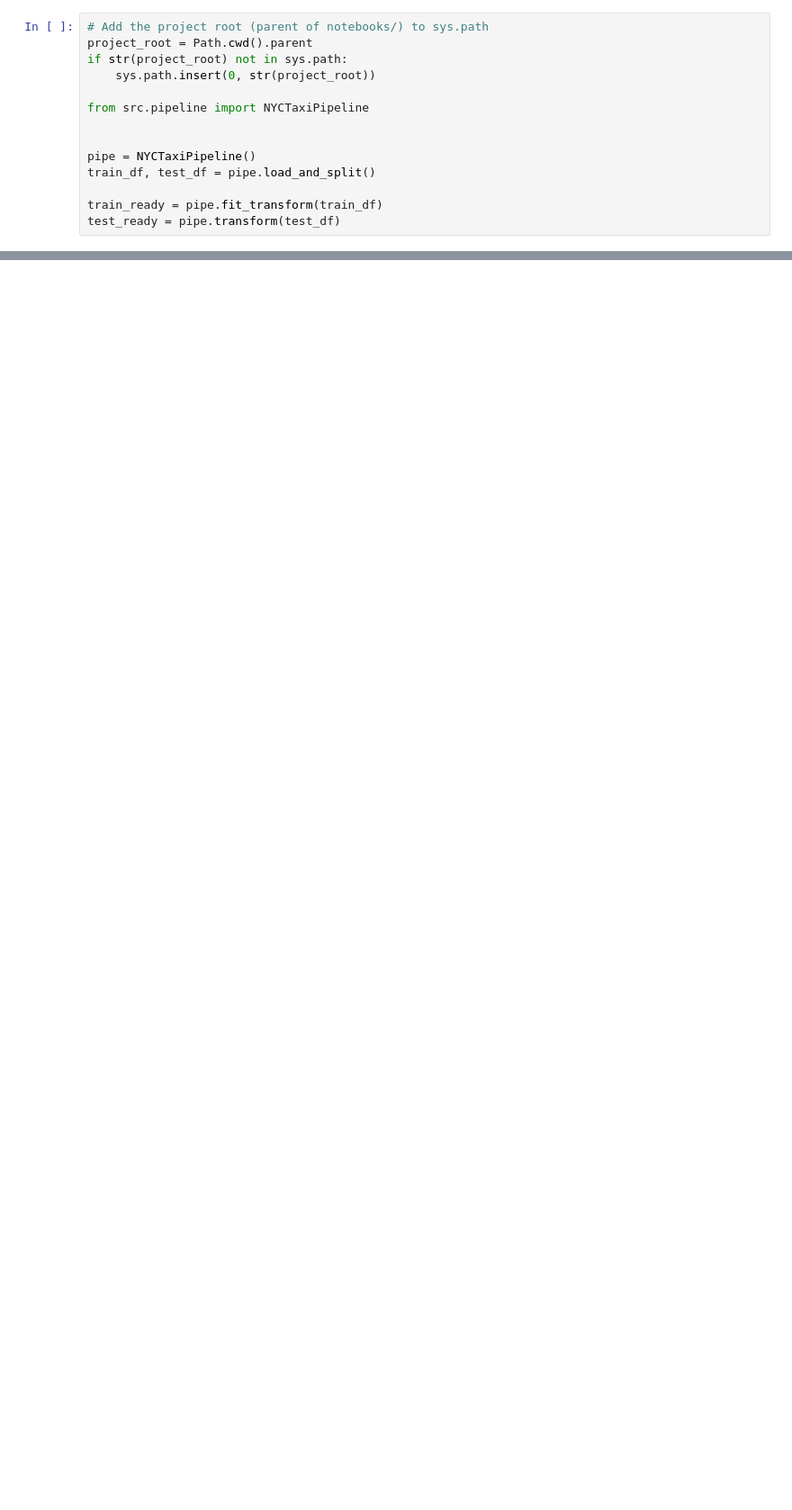
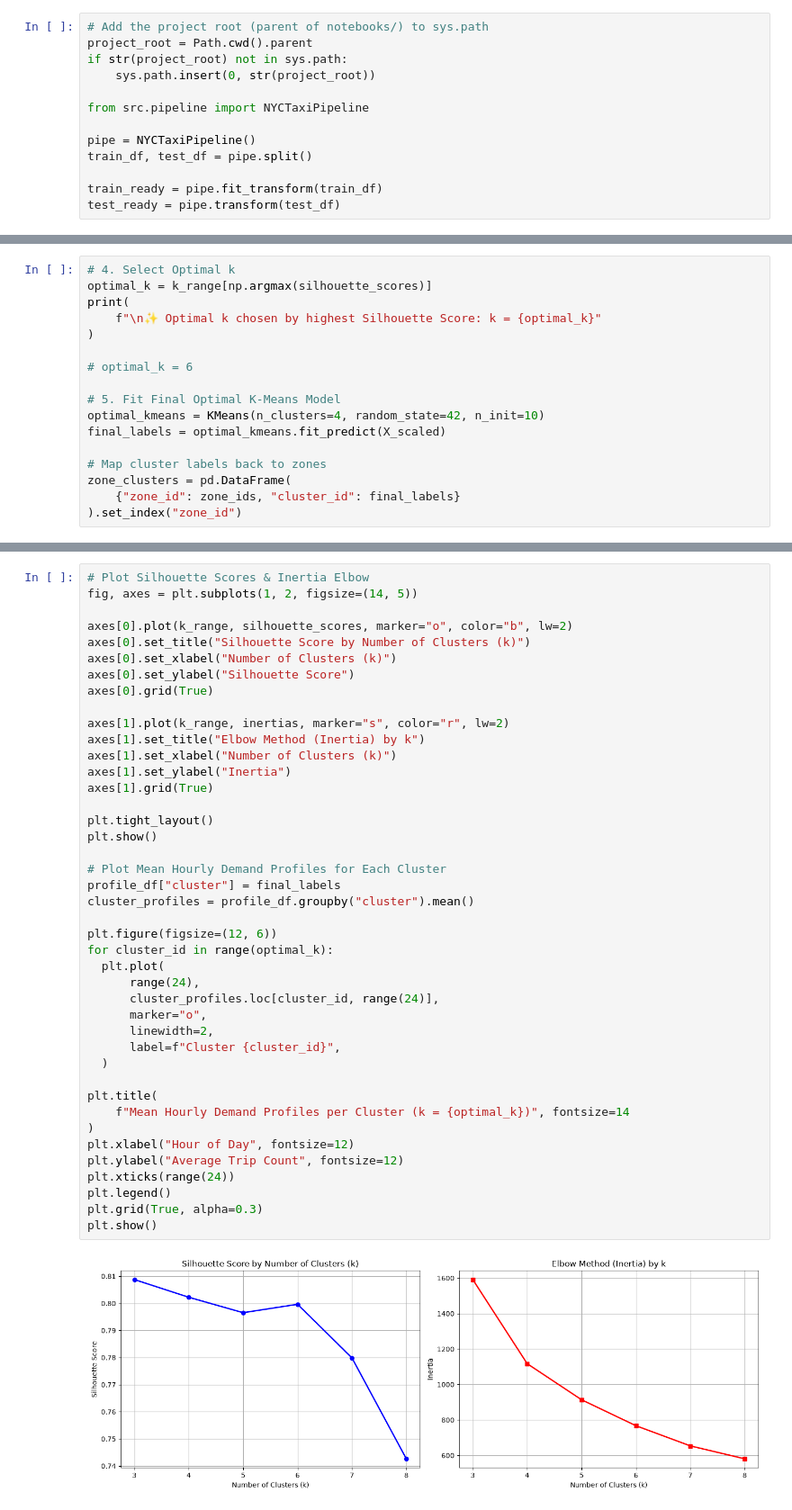
Before and after one commit to CDsonji/NYC-TLC-Trip-Record-Data-Analysis-, a Jupyter notebook: notebooks/unsupervised_clustering.ipynb, the cells around one changed output, grey strips where cells are left out. Shown at 90% size. Drawn from its saved outputs; the diff is of its cells as text; blank space fills up the shorter version.

Commit message:
implemented the unsupervised clustering usin kmeans

```diff
--- a/notebooks/unsupervised_clustering.ipynb
+++ b/notebooks/unsupervised_clustering.ipynb
@@ -16,9 +16,8 @@ if str(project_root) not in sys.path:
 
 from src.pipeline import NYCTaxiPipeline
 
-
 pipe = NYCTaxiPipeline()
-train_df, test_df = pipe.load_and_split()
+train_df, test_df = pipe.split()
 
 train_ready = pipe.fit_transform(train_df)
 test_ready = pipe.transform(test_df)
@@ -76,0 +67,17 @@ zone_clusters = pd.DataFrame(
+# %%
+# 4. Select Optimal k
+optimal_k = k_range[np.argmax(silhouette_scores)]
+print(
+    f"\n✨ Optimal k chosen by highest Silhouette Score: k = {optimal_k}"
+)
+
+# optimal_k = 6
+
+# 5. Fit Final Optimal K-Means Model
+optimal_kmeans = KMeans(n_clusters=4, random_state=42, n_init=10)
+final_labels = optimal_kmeans.fit_predict(X_scaled)
+
+# Map cluster labels back to zones
+zone_clusters = pd.DataFrame(
+    {"zone_id": zone_ids, "cluster_id": final_labels}
+).set_index("zone_id")
@@ -76,0 +86,44 @@ zone_clusters = pd.DataFrame(
+# %%
+# Plot Silhouette Scores & Inertia Elbow
+fig, axes = plt.subplots(1, 2, figsize=(14, 5))
+
+axes[0].plot(k_range, silhouette_scores, marker="o", color="b", lw=2)
+axes[0].set_title("Silhouette Score by Number of Clusters (k)")
+axes[0].set_xlabel("Number of Clusters (k)")
+axes[0].set_ylabel("Silhouette Score")
+axes[0].grid(True)
+
+axes[1].plot(k_range, inertias, marker="s", color="r", lw=2)
+axes[1].set_title("Elbow Method (Inertia) by k")
+axes[1].set_xlabel("Number of Clusters (k)")
+axes[1].set_ylabel("Inertia")
+axes[1].grid(True)
+
+plt.tight_layout()
+plt.show()
+
+# Plot Mean Hourly Demand Profiles for Each Cluster
+profile_df["cluster"] = final_labels
+cluster_profiles = profile_df.groupby("cluster").mean()
+
+plt.figure(figsize=(12, 6))
+for cluster_id in range(optimal_k):
+  plt.plot(
+      range(24),
+      cluster_profiles.loc[cluster_id, range(24)],
+      marker="o",
+      linewidth=2,
+      label=f"Cluster {cluster_id}",
+  )
+
+plt.title(
+    f"Mean Hourly Demand Profiles per Cluster (k = {optimal_k})", fontsize=14
+)
+plt.xlabel("Hour of Day", fontsize=12)
+plt.ylabel("Average Trip Count", fontsize=12)
+plt.xticks(range(24))
+plt.legend()
+plt.grid(True, alpha=0.3)
+plt.show()
+# %% [output]
+[figure, added]
```
Also changed, not shown: parts of 7 cells of this notebook, 1 other file.
